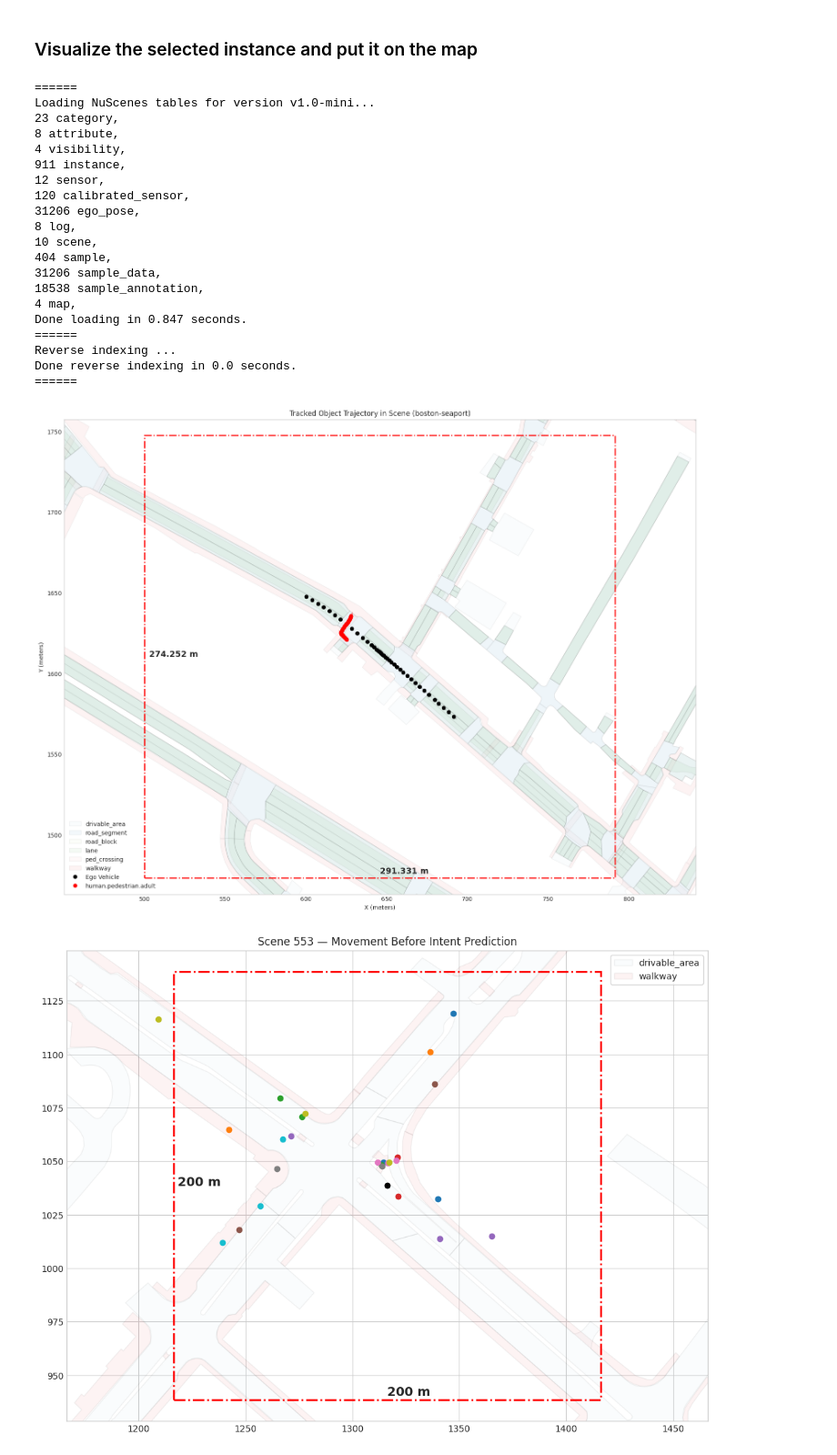
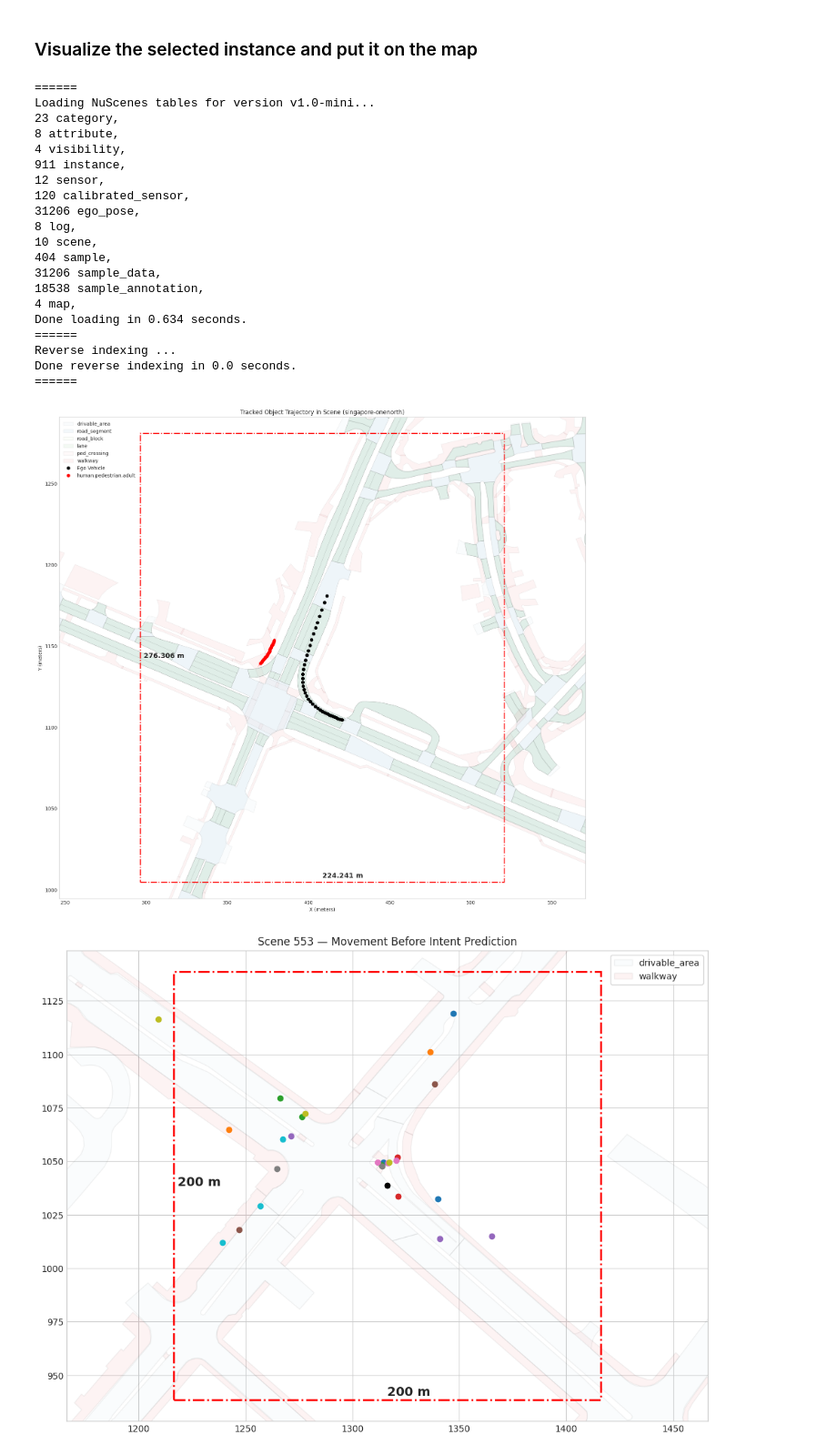
Before and after one commit to Akashleena/FramesforAV, a Jupyter notebook: create_frame_with_text_description_cleaned_version.ipynb, the cells around one changed output. Shown at 91% size. Saved outputs shown, nothing was run; the diff lists cells and outputs as text; code cells hidden in the pictures.

Commit message:
working on intent recognition

```diff
--- a/create_frame_with_text_description_cleaned_version.ipynb
+++ b/create_frame_with_text_description_cleaned_version.ipynb
@@ -634,11 +781,13 @@ overall_description
 # %%
-from openai import OpenAI
-client = OpenAI()
+# # Provide a template for the summary (use the first scene description as a reference, but please do not use the current scene description):
 
-response = client.responses.create(
-    model="gpt-4o-mini",
-    input=f"Write a one-sentence summary about the scene, identify specific important objects in autonomous driving scenarios:{overall_description}."
-)
+# from openai import OpenAI
+# client = OpenAI()
 
-print(response.output_text)
+# response = client.responses.create(
+#     model="gpt-4o-mini",
+#     input=f"Write a one-sentence summary about the scene, identify specific important objects in autonomous driving scenarios keeping their intent:{overall_description}. You should output the summary like {nusc.scene[1]['description'] }. "
+# )
+
+# print(response.output_text)
 # %% [output]
@@ -653,12 +794,0 @@ In a complex autonomous driving scenario, multiple entities—vehicles and pedes
-# %%
-# Provide a template for the summary (use the first scene description as a reference, but please do not use the current scene description):
-
-from openai import OpenAI
-client = OpenAI()
-
-response = client.responses.create(
-    model="gpt-4o-mini",
-    input=f"Write a one-sentence summary about the scene, identify specific important objects in autonomous driving scenarios keeping their intent:{overall_description}. You should output the summary like {nusc.scene[1]['description'] }. "
-)
-
-print(response.output_text)
@@ -667,5 +795,5 @@ Many pedestrians backward, crossing left, vehicles reversing right, potential fo
 # %%
-with open("scene1_after_intent.txt", "w") as f:
+with open("scene9_after_intent.txt", "w") as f:
     f.write(response.output_text)
 # %%
 # The ground truth for the scene description from the nuScenes dataset:
@@ -677,5 +805,5 @@ nusc.scene[1]['description']
 # %% [markdown]
 Check an id "instance_id = '2e19253f3bac458191cf64ff2b22ba2b'". A bus turnning left (from birds-eye view)
 # %%
-instance_id = '72137291381349428afb1038d4e5898c'
+instance_id = '48d58b69b40149aeb2e64aa4b1a9192f'
 # %%
@@ -707,7 +836,7 @@ dataroot = os.path.expanduser('/home/aleenatron/Frames_AV_research')  # Adjust t
 nusc = NuScenes(version='v1.0-mini', dataroot=dataroot, verbose=True)
 
 # Step 2: Define the scene and the instance you want to visualize
-scene_index = 1  # Adjust this to your scene index
+scene_index = 0  # Adjust this to your scene index
 instance_token = instance_id  # Replace with the actual instance token
 
 # Step 3: Load scene and map
@@ -793,35 +922,35 @@ if show_arrows:
         ax.quiver(object_trajectory[i, 0], object_trajectory[i, 1], dx, dy,
                   angles='xy', scale_units='xy', scale=1, color=(1,0,0,0.2*alpha))
 
 # Step 14: Labels and legend
 plt.xlabel("X (meters)")
 plt.ylabel("Y (meters)")
 plt.title(f"Tracked Object Trajectory in Scene ({location})")
 plt.legend()
 plt.grid()
 plt.show()
 # %% [output]
 ======
 Loading NuScenes tables for version v1.0-mini...
 23 category,
 8 attribute,
 4 visibility,
 911 instance,
 12 sensor,
 120 calibrated_sensor,
 31206 ego_pose,
 8 log,
 10 scene,
 404 sample,
 31206 sample_data,
 18538 sample_annotation,
 4 map,
-Done loading in 0.847 seconds.
+Done loading in 0.634 seconds.
 ======
 Reverse indexing ...
 Done reverse indexing in 0.0 seconds.
 ======
-[figure, old version]
+[figure, new version]
 # %%
 # %% [output]
 [figure]
```
Also changed, not shown: parts of 20 cells of this notebook, 3 other files.
